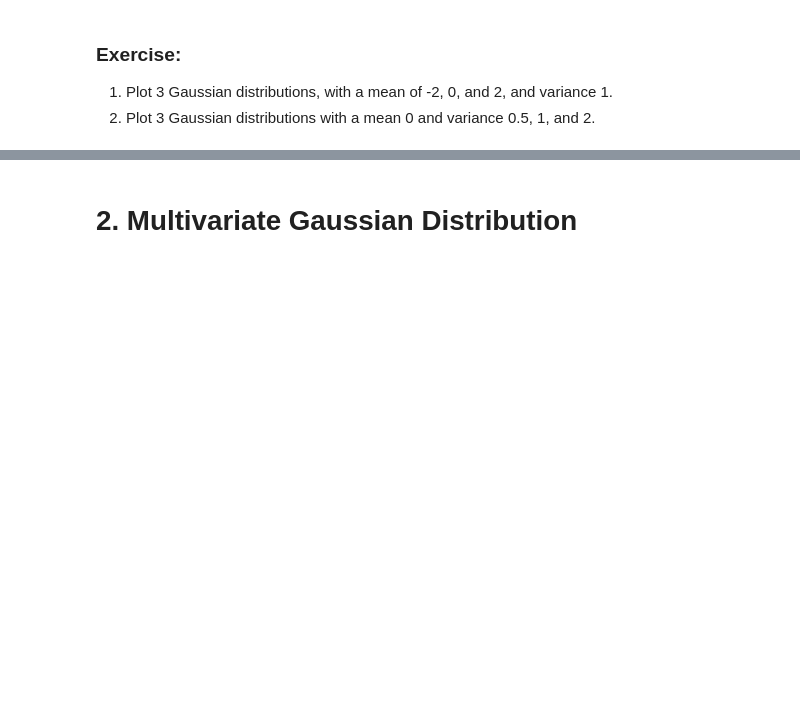
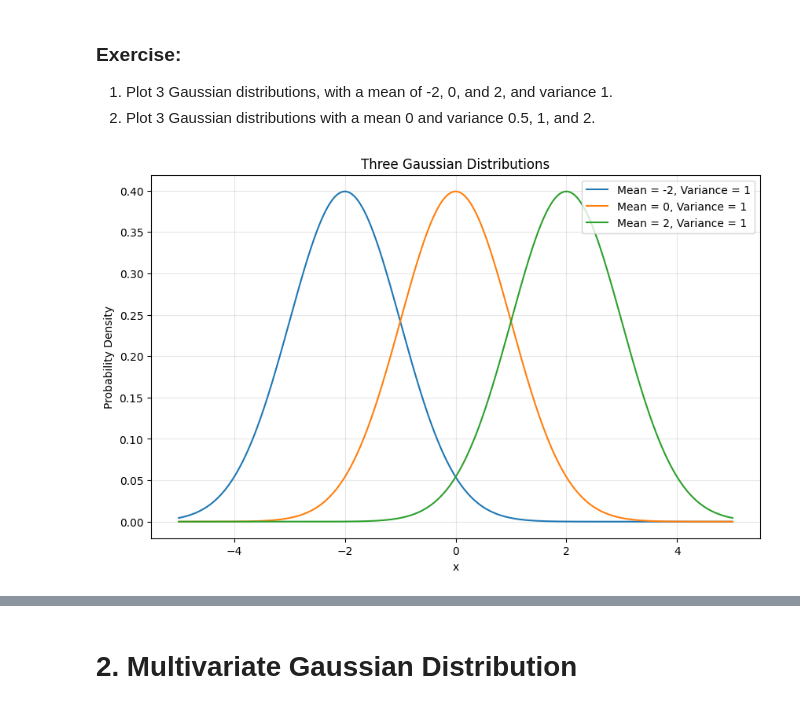
Before and after one commit to SpondanB/UoM_Decision_making_under_uncertainty_sem_1, a Jupyter notebook: Labs/Lab 1 - Probability and Stats.ipynb, the cells around one changed output, grey strips where cells are left out. Saved outputs shown, nothing was run; the diff lists cells and outputs as text; code cells hidden in the pictures; blank space fills up the shorter version.

```diff
--- a/Labs/Lab 1 - Probability and Stats.ipynb
+++ b/Labs/Lab 1 - Probability and Stats.ipynb
@@ -46,0 +43,25 @@ plt.show()
+# %%
+# 1
+means = [-2, 0, 2]
+variance = 1
+std_dev = np.sqrt(variance)
+
+x = np.linspace(-5, 5, 1000)
+
+plt.figure(figsize=(10, 6))
+
+for mu in means:
+    y = gaussian(x, mu, std_dev)
+    plt.plot(x, y, label=f"Mean = {mu}, Variance = {variance}")
+
+# Add labels and title
+plt.title("Three Gaussian Distributions")
+plt.xlabel("x")
+plt.ylabel('Probability Density')
+plt.legend()
+plt.grid(True, alpha=0.3)
+
+# Display the plot
+plt.show()
+# %% [output]
+[figure, added]
```
Also changed, not shown: parts of 2 cells of this notebook.
